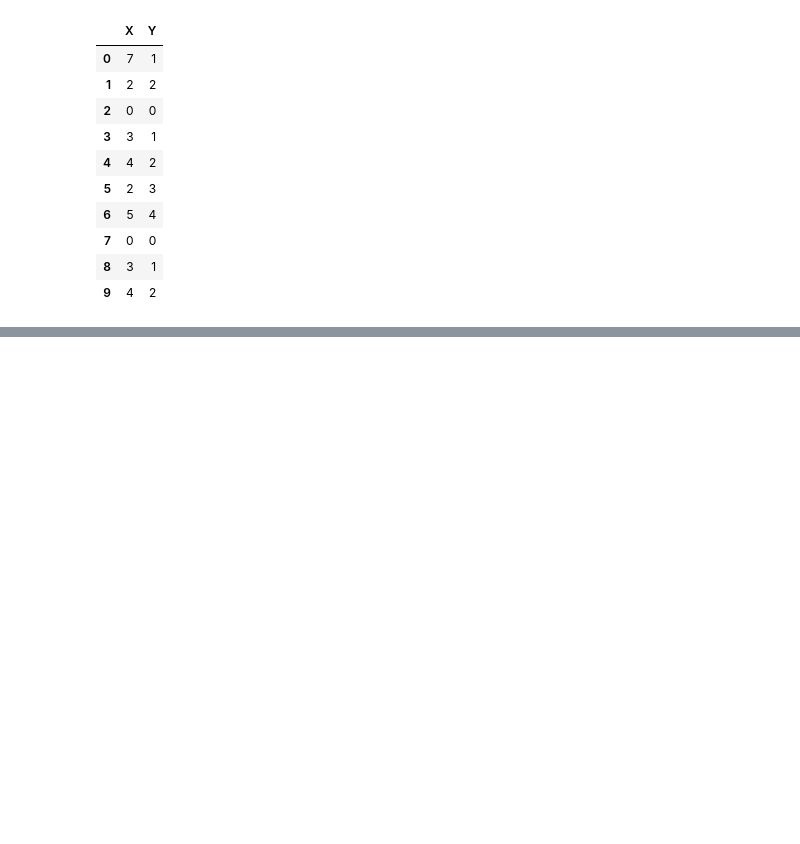
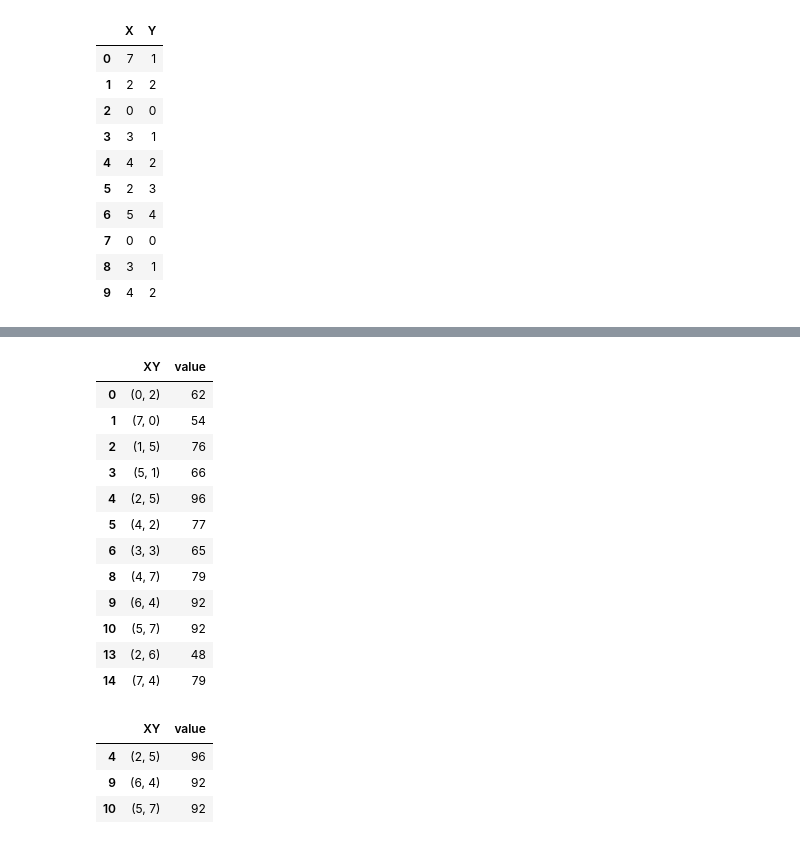
Before and after one commit to unchil/Notebook, a Jupyter notebook: Puzzles_Python.ipynb, the cells around one changed output, grey strips where cells are left out. Cells and saved outputs as stored; diff of their text form; code cells hidden in the pictures; blank space fills up the shorter version.

```diff
--- a/Puzzles_Python.ipynb
+++ b/Puzzles_Python.ipynb
@@ -858,0 +915,6 @@ df
+# %%
+def convXY2(x):
+    return [( x.name,  x['Y']), (x['X'], x.name)]
+# %%
+xyList = pd.DataFrame({'Y':idx_Y, 'X':idx_X}).apply( convXY2, axis=1 ).sum()
+pd.DataFrame( {'XY': xyList} )
@@ -858,0 +939,3 @@ df
+# %%
+df = pd.DataFrame( {'XY': xyList} )
+df
@@ -858,0 +960,3 @@ df
+# %%
+df.drop_duplicates(inplace=True)
+df
@@ -858,0 +977,24 @@ df
+# %%
+df['value'] = df.XY.map( lambda x: rawDf[x[0]][x[1]] )
+df
+# %% [output]
+|  | XY | value |
+| 0 | (0, 2) | 62 |
+| 1 | (7, 0) | 54 |
+| 2 | (1, 5) | 76 |
+| 3 | (5, 1) | 66 |
+| 4 | (2, 5) | 96 |
+| 5 | (4, 2) | 77 |
+| 6 | (3, 3) | 65 |
+| 8 | (4, 7) | 79 |
+| 9 | (6, 4) | 92 |
+| 10 | (5, 7) | 92 |
+| 13 | (2, 6) | 48 |
+| 14 | (7, 4) | 79 |
+# %%
+df.nlargest(3, columns='value')
+# %% [output]
+|  | XY | value |
+| 4 | (2, 5) | 96 |
+| 9 | (6, 4) | 92 |
+| 10 | (5, 7) | 92 |
```
Also changed, not shown: parts of 9 cells of this notebook.
